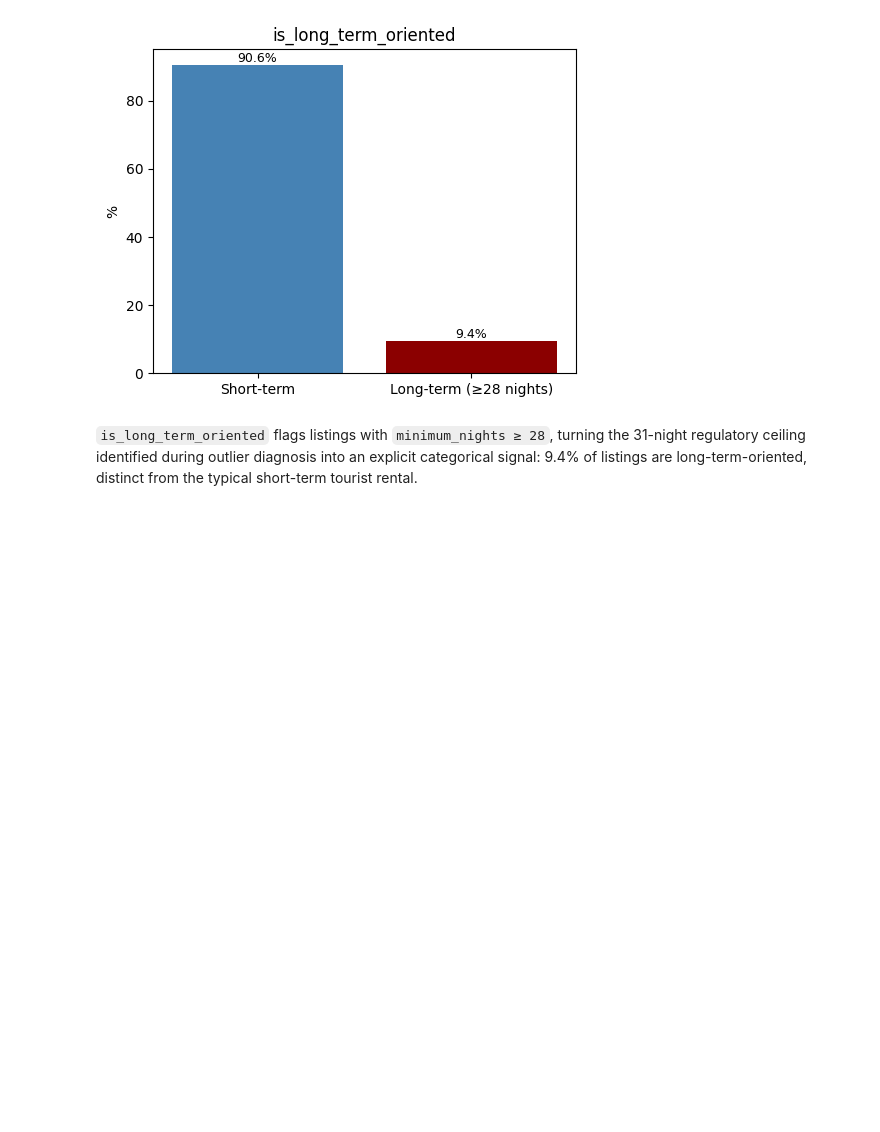
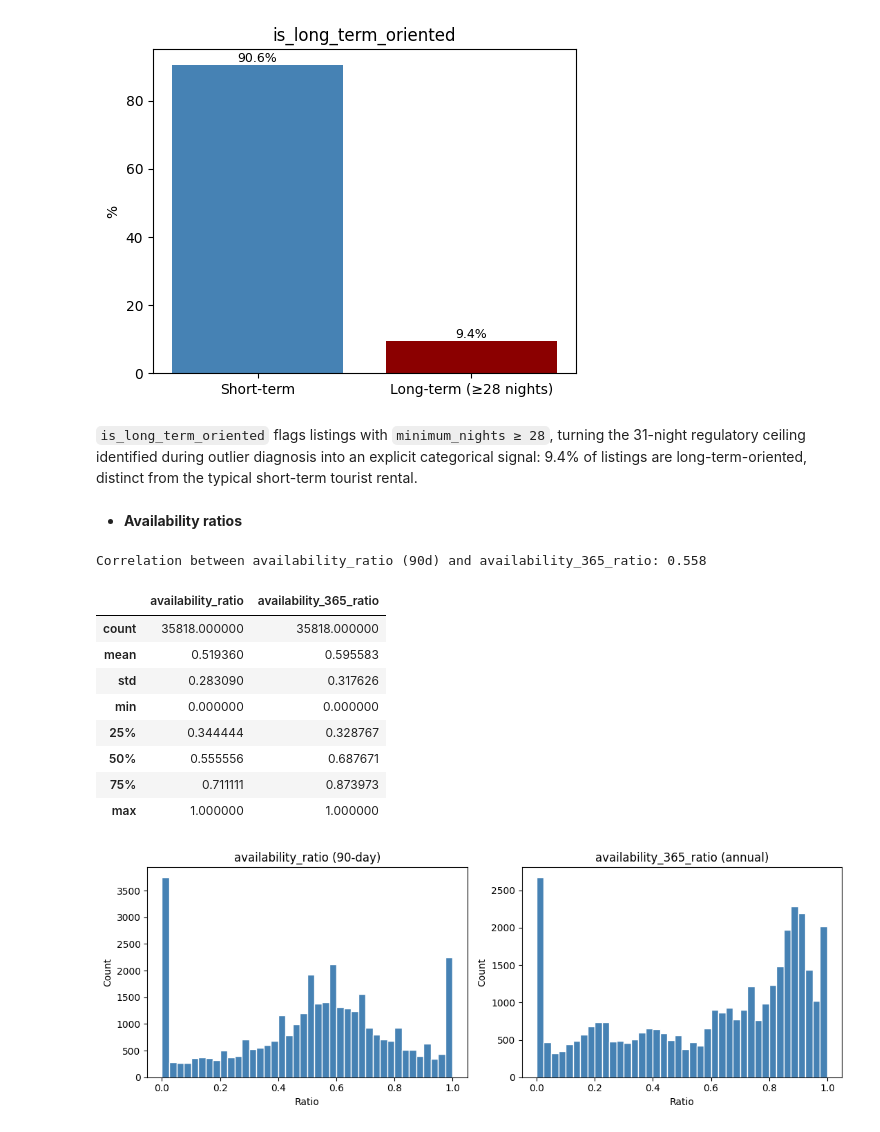
Before and after one commit to pln6/airbnb-market-segmentation-analysis, a Jupyter notebook: notebooks/02_feature_engineering.ipynb, the cells around one changed output. Drawn from its saved outputs; the diff is of its cells as text; code cells hidden in the pictures; blank space fills up the shorter version.

Commit message:
feat: add availability ratios as domain-driven derived features

```diff
--- a/notebooks/02_feature_engineering.ipynb
+++ b/notebooks/02_feature_engineering.ipynb
@@ -653,3 +653,40 @@ plt.show()
 [figure]
 # %% [markdown]
 `is_long_term_oriented` flags listings with `minimum_nights ≥ 28`, turning the 31-night regulatory ceiling identified during outlier diagnosis into an explicit categorical signal: 9.4% of listings are long-term-oriented, distinct from the typical short-term tourist rental.
+# %% [markdown]
+- **Availability ratios**
+# %%
+listings_clean['availability_ratio'] = listings_clean['availability_90'] / 90
+listings_clean['availability_365_ratio'] = listings_clean['availability_365'] / 365
+
+corr = listings_clean[['availability_ratio', 'availability_365_ratio']].corr().iloc[0, 1]
+print(f"Correlation between availability_ratio (90d) and availability_365_ratio: {corr:.3f}")
+
+display(listings_clean[['availability_ratio', 'availability_365_ratio']].describe())
+
+fig, axes = plt.subplots(1, 2, figsize=(11, 4))
+
+axes[0].hist(listings_clean['availability_ratio'], bins=40, color='steelblue', edgecolor='white')
+axes[0].set_title('availability_ratio (90-day)')
+axes[0].set_xlabel('Ratio')
+axes[0].set_ylabel('Count')
+
+axes[1].hist(listings_clean['availability_365_ratio'], bins=40, color='steelblue', edgecolor='white')
+axes[1].set_title('availability_365_ratio (annual)')
+axes[1].set_xlabel('Ratio')
+axes[1].set_ylabel('Count')
+
+plt.tight_layout()
+plt.show()
+# %% [output]
+Correlation between availability_ratio (90d) and availability_365_ratio: 0.558
+|  | availability_ratio | availability_365_ratio |
+| count | 35818.000000 | 35818.000000 |
+| mean | 0.519360 | 0.595583 |
+| std | 0.283090 | 0.317626 |
+| min | 0.000000 | 0.000000 |
+| 25% | 0.344444 | 0.328767 |
+| 50% | 0.555556 | 0.687671 |
+| 75% | 0.711111 | 0.873973 |
+| max | 1.000000 | 1.000000 |
+[figure, added]
```
Also changed, not shown: parts of 1 cell of this notebook.
